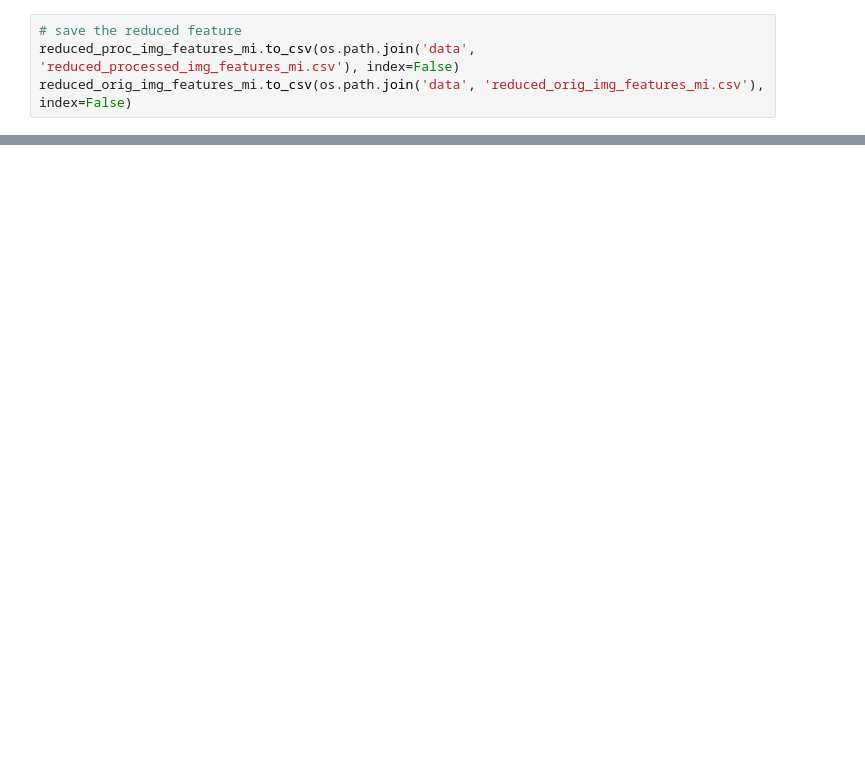
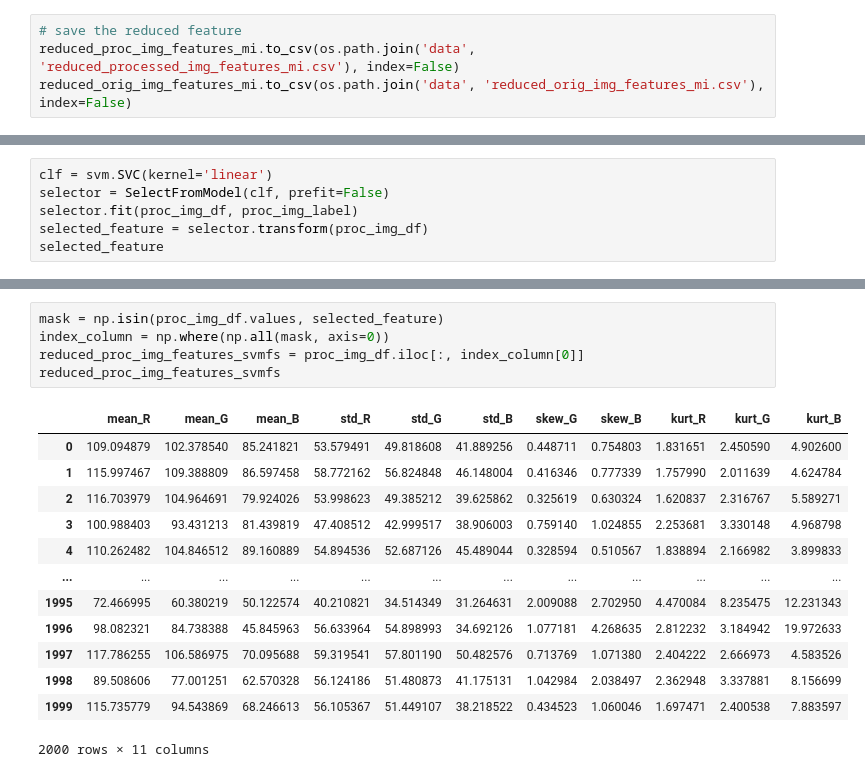
Before and after one commit to zeerafle/oil-palm-stem, a Jupyter notebook: disease_detection.ipynb, the cells around one changed output, grey strips where cells are left out. Saved outputs shown, nothing was run; the diff lists cells and outputs as text; blank space fills up the shorter version.

```diff
--- a/disease_detection.ipynb
+++ b/disease_detection.ipynb
@@ -413,0 +405,6 @@ reduced_orig_img_features_mi.to_csv(os.path.join('data', 'reduced_orig_img_featu
+# %%
+clf = svm.SVC(kernel='linear')
+selector = SelectFromModel(clf, prefit=False)
+selector.fit(proc_img_df, proc_img_label)
+selected_feature = selector.transform(proc_img_df)
+selected_feature
@@ -413,0 +425,19 @@ reduced_orig_img_features_mi.to_csv(os.path.join('data', 'reduced_orig_img_featu
+# %%
+mask = np.isin(proc_img_df.values, selected_feature)
+index_column = np.where(np.all(mask, axis=0))
+reduced_proc_img_features_svmfs = proc_img_df.iloc[:, index_column[0]]
+reduced_proc_img_features_svmfs
+# %% [output]
+|  | mean_R | mean_G | mean_B | std_R | std_G | std_B | skew_G | skew_B | kurt_R | kurt_G | kurt_B |
+| 0 | 109.094879 | 102.378540 | 85.241821 | 53.579491 | 49.818608 | 41.889256 | 0.448711 | 0.754803 | 1.831651 | 2.450590 | 4.902600 |
+| 1 | 115.997467 | 109.388809 | 86.597458 | 58.772162 | 56.824848 | 46.148004 | 0.416346 | 0.777339 | 1.757990 | 2.011639 | 4.624784 |
+| 2 | 116.703979 | 104.964691 | 79.924026 | 53.998623 | 49.385212 | 39.625862 | 0.325619 | 0.630324 | 1.620837 | 2.316767 | 5.589271 |
+| 3 | 100.988403 | 93.431213 | 81.439819 | 47.408512 | 42.999517 | 38.906003 | 0.759140 | 1.024855 | 2.253681 | 3.330148 | 4.968798 |
+| 4 | 110.262482 | 104.846512 | 89.160889 | 54.894536 | 52.687126 | 45.489044 | 0.328594 | 0.510567 | 1.838894 | 2.166982 | 3.899833 |
+| ... | ... | ... | ... | ... | ... | ... | ... | ... | ... | ... | ... |
+| 1995 | 72.466995 | 60.380219 | 50.122574 | 40.210821 | 34.514349 | 31.264631 | 2.009088 | 2.702950 | 4.470084 | 8.235475 | 12.231343 |
+| 1996 | 98.082321 | 84.738388 | 45.845963 | 56.633964 | 54.898993 | 34.692126 | 1.077181 | 4.268635 | 2.812232 | 3.184942 | 19.972633 |
+| 1997 | 117.786255 | 106.586975 | 70.095688 | 59.319541 | 57.801190 | 50.482576 | 0.713769 | 1.071380 | 2.404222 | 2.666973 | 4.583526 |
+| 1998 | 89.508606 | 77.001251 | 62.570328 | 56.124186 | 51.480873 | 41.175131 | 1.042984 | 2.038497 | 2.362948 | 3.337881 | 8.156699 |
+| 1999 | 115.735779 | 94.543869 | 68.246613 | 56.105367 | 51.449107 | 38.218522 | 0.434523 | 1.060046 | 1.697471 | 2.400538 | 7.883597 |
+2000 rows × 11 columns
```
Also changed, not shown: parts of 12 cells of this notebook, 6 other files.
